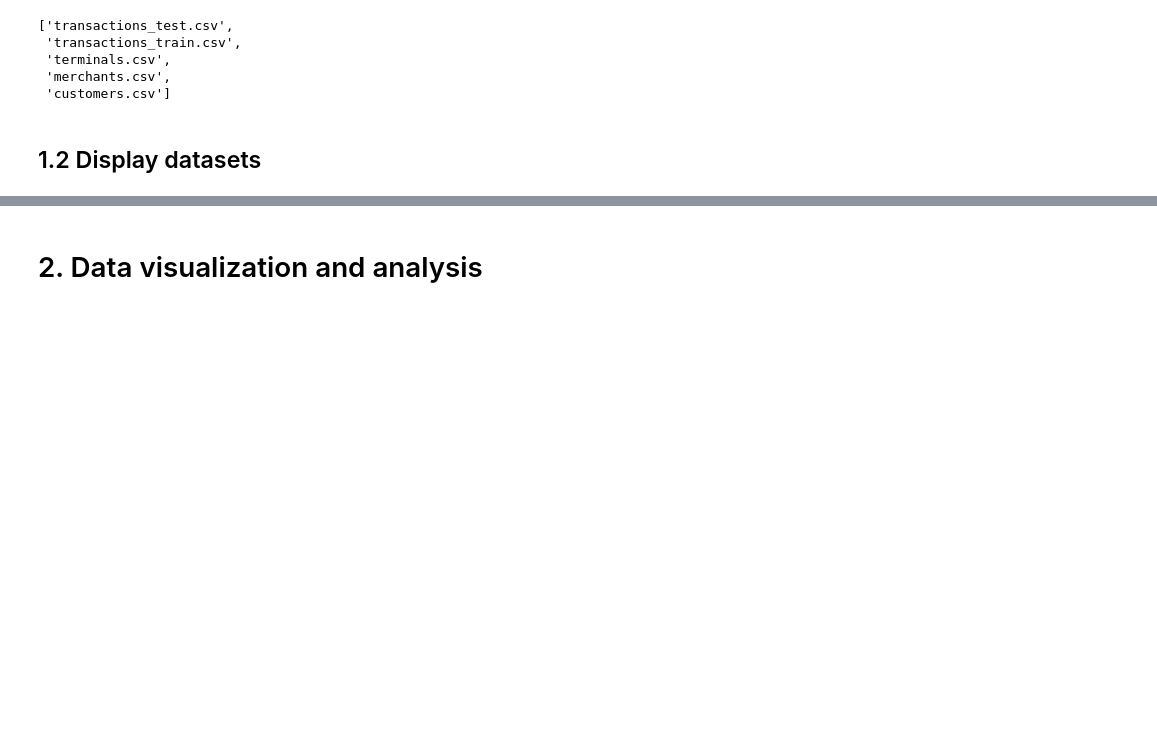
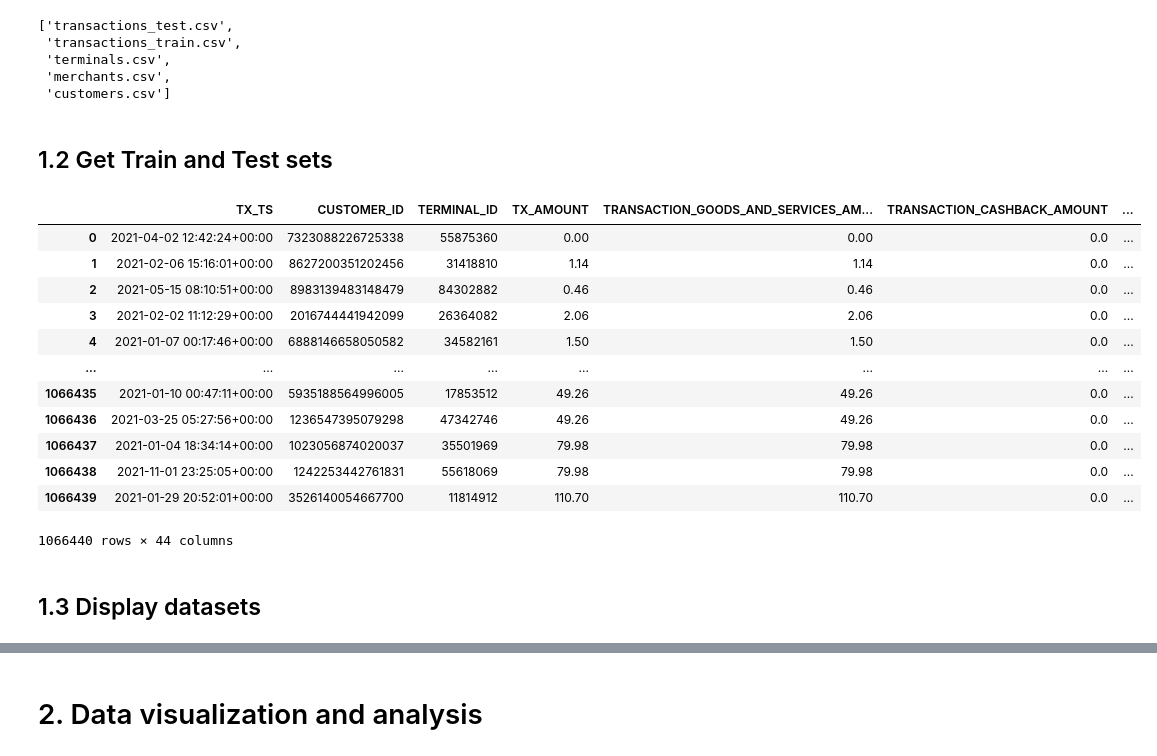
Before and after one commit to MServ-Data-Science-Levelup/fraudulent-transactions, a Jupyter notebook: mserv-data-science-levelup.ipynb, the cells around one changed output, grey strips where cells are left out. Drawn from its saved outputs; the diff is of its cells as text; code cells hidden in the pictures; blank space fills up the shorter version.

```diff
--- a/mserv-data-science-levelup.ipynb
+++ b/mserv-data-science-levelup.ipynb
@@ -100,5 +98,31 @@ transactions_train_df = pd.read_csv(url + "transactions_test.csv", index_col = '
+# %% [markdown]
+## 1.2 Get Train and Test sets
+# %%
+merged_df = pd.merge(transactions_train_df, merchants_df, on='MERCHANT_ID')
+merged_df = pd.merge(merged_df, customers_df, on='CUSTOMER_ID')
+merged_df = pd.merge(merged_df, terminals_df, on='TERMINAL_ID')
+y_total = merged_df[['TX_FRAUD']]
+x_total = merged_df.drop('TX_FRAUD', axis=1).fillna('')
+x_total['DISTANCE_FROM_TERMINAL'] = np.sqrt((x_total.x_customer_id - x_total.x_terminal_id)**2 + (x_total.y_customer_id - x_total.y_terminal__id)**2)
+x_train, x_test, y_train, y_test = train_test_split(
+    x_total, y_total, test_size=0.1, random_state=0)
+display(x_total)
+# %% [output]
+|  | TX_TS | CUSTOMER_ID | TERMINAL_ID | TX_AMOUNT | TRANSACTION_GOODS_AND_SERVICES_AM... | TRANSACTION_CASHBACK_AMOUNT | ... |
+| 0 | 2021-04-02 12:42:24+00:00 | 7323088226725338 | 55875360 | 0.00 | 0.00 | 0.0 | ... |
+| 1 | 2021-02-06 15:16:01+00:00 | 8627200351202456 | 31418810 | 1.14 | 1.14 | 0.0 | ... |
+| 2 | 2021-05-15 08:10:51+00:00 | 8983139483148479 | 84302882 | 0.46 | 0.46 | 0.0 | ... |
+| 3 | 2021-02-02 11:12:29+00:00 | 2016744441942099 | 26364082 | 2.06 | 2.06 | 0.0 | ... |
+| 4 | 2021-01-07 00:17:46+00:00 | 6888146658050582 | 34582161 | 1.50 | 1.50 | 0.0 | ... |
+| ... | ... | ... | ... | ... | ... | ... | ... |
+| 1066435 | 2021-01-10 00:47:11+00:00 | 5935188564996005 | 17853512 | 49.26 | 49.26 | 0.0 | ... |
+| 1066436 | 2021-03-25 05:27:56+00:00 | 1236547395079298 | 47342746 | 49.26 | 49.26 | 0.0 | ... |
+| 1066437 | 2021-01-04 18:34:14+00:00 | 1023056874020037 | 35501969 | 79.98 | 79.98 | 0.0 | ... |
+| 1066438 | 2021-11-01 23:25:05+00:00 | 1242253442761831 | 55618069 | 79.98 | 79.98 | 0.0 | ... |
+| 1066439 | 2021-01-29 20:52:01+00:00 | 3526140054667700 | 11814912 | 110.70 | 110.70 | 0.0 | ... |
+1066440 rows × 44 columns
 # %% [markdown]
-## 1.2 Display datasets
+## 1.3 Display datasets
 # %%
 print("Customers dataset:")
 print("----------------------")
```
Also changed, not shown: parts of 7 cells of this notebook.
